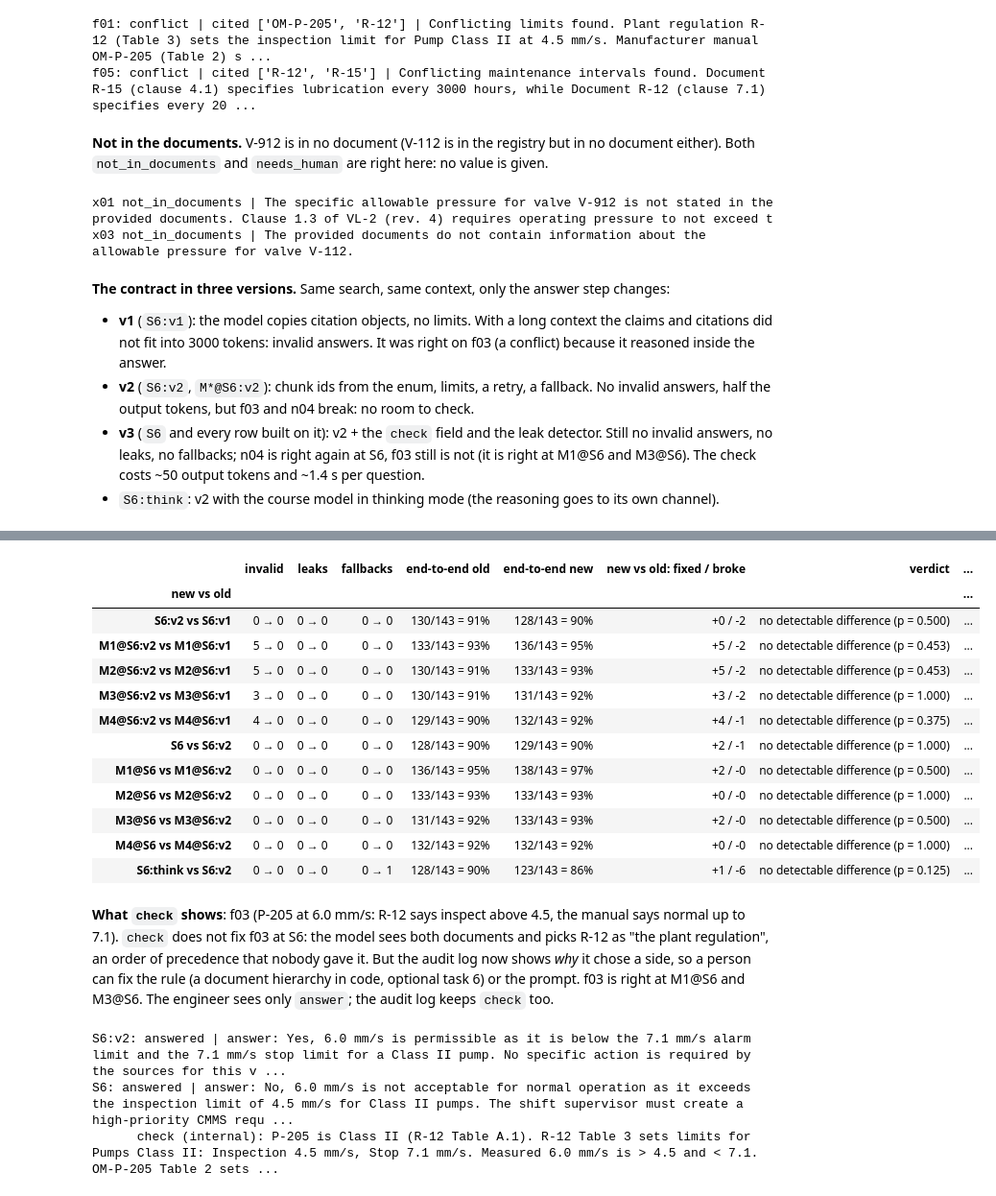
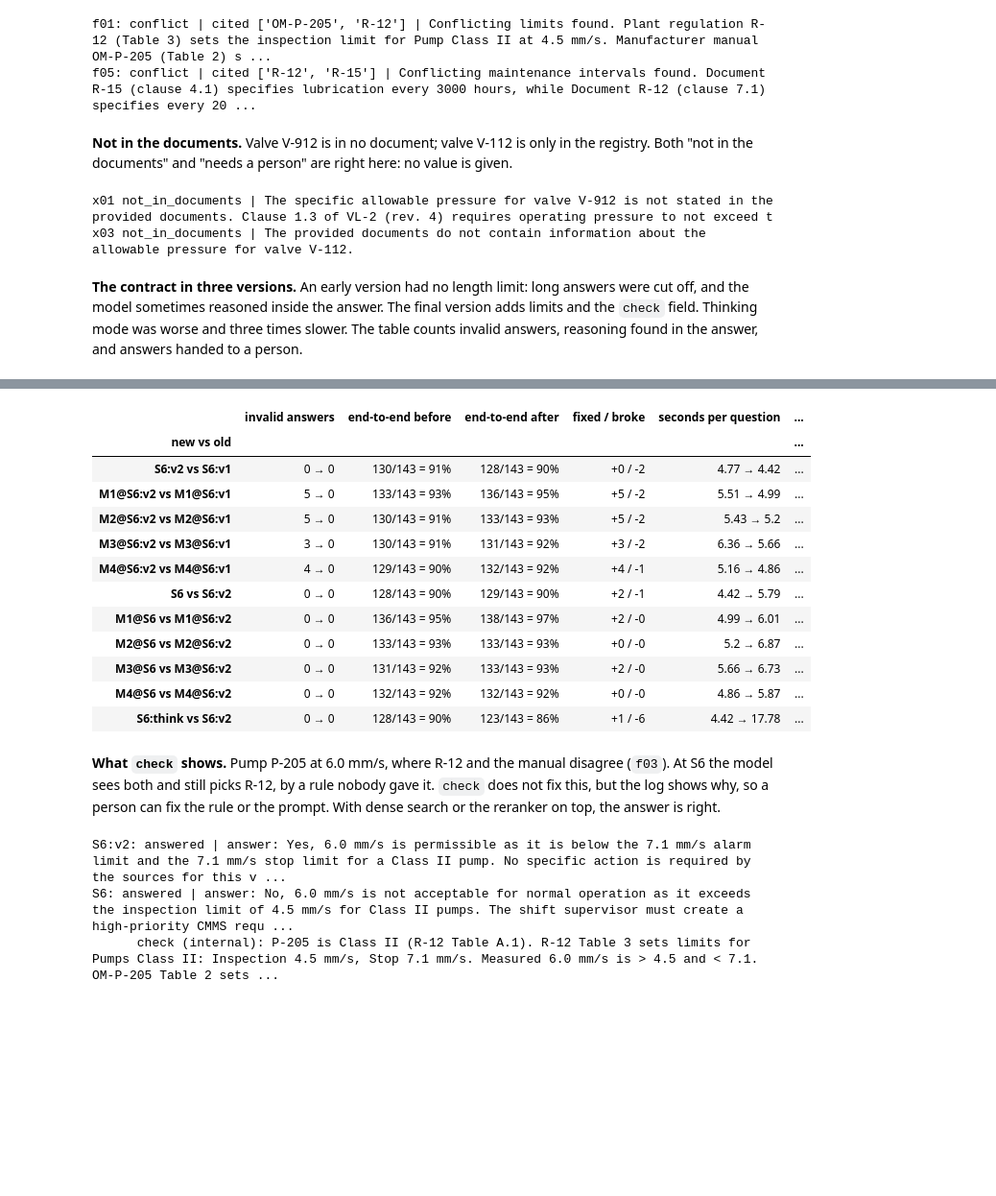
Before and after one commit to Industrial-AI-Research-Lab/course-ml-for-industry-data, a Jupyter notebook: practice-04-rag/reference/practice_04_executed.ipynb, the cells around one changed output, grey strips where cells are left out. Shown at 96% size. Saved outputs shown, nothing was run; the diff lists cells and outputs as text; code cells hidden in the pictures; blank space fills up the shorter version.

```diff
--- a/practice-04-rag/reference/practice_04_executed.ipynb
+++ b/practice-04-rag/reference/practice_04_executed.ipynb
@@ -831,8 +790,8 @@ for cid in ("f01", "f05"):
 f01: conflict | cited ['OM-P-205', 'R-12'] | Conflicting limits found. Plant regulation R-12 (Table 3) sets the inspection limit for Pump Class II at 4.5 mm/s. Manufacturer manual OM-P-205 (Table 2) s ...
 f05: conflict | cited ['R-12', 'R-15'] | Conflicting maintenance intervals found. Document R-15 (clause 4.1) specifies lubrication every 3000 hours, while Document R-12 (clause 7.1) specifies every 20 ...
 # %% [markdown]
-**Not in the documents.** V-912 is in no document (V-112 is in the registry but in no document either). Both
-`not_in_documents` and `needs_human` are right here: no value is given.
+**Not in the documents.** Valve V-912 is in no document; valve V-112 is only in the registry. Both "not in the
+documents" and "needs a person" are right here: no value is given.
 # %%
 for cid in ("x01", "x03"):
     rec = system_live.run_case(case_by_id[cid], CONFIGS["S6"])
@@ -840,24 +799,19 @@ for cid in ("x01", "x03"):
 # %% [output]
 x01 not_in_documents | The specific allowable pressure for valve V-912 is not stated in the provided documents. Clause 1.3 of VL-2 (rev. 4) requires operating pressure to not exceed t
 x03 not_in_documents | The provided documents do not contain information about the allowable pressure for valve V-112.
-# %% [markdown]
-**The contract in three versions.** Same search, same context, only the answer step changes:
-
-- **v1** (`S6:v1`): the model copies citation objects, no limits. With a long context the claims and citations did
-  not fit into 3000 tokens: invalid answers. It was right on f03 (a conflict) because it reasoned inside the answer.
-- **v2** (`S6:v2`, `M*@S6:v2`): chunk ids from the enum, limits, a retry, a fallback. No invalid answers, half the output
-  tokens, but f03 and n04 break: no room to check.
-- **v3** (`S6` and every row built on it): v2 + the `check` field and the leak detector. Still no invalid
-  answers, no leaks, no fallbacks; n04 is right again at S6, f03 still is not (it is right at M1@S6 and M3@S6). The
-  check costs ~50 output tokens and ~1.4 s per question.
-- `S6:think`: v2 with the course model in thinking mode (the reasoning goes to its own channel).
+# %% [markdown]
+**The contract in three versions.** An early version had no length limit: long answers were cut off, and the
+model sometimes reasoned inside the answer. The final version adds limits and the `check` field. Thinking mode was
+worse and three times slower. The table counts invalid answers, reasoning found in the answer, and answers handed
+to a person.
 # %%
 for name in ("S6:v1", "S6:v2", "S6:think"):
     if name not in scores:
         run(name)
 pairs = {"S6:v2": "S6:v1", "S6": "S6:v2", "S6:think": "S6:v2"}
 ba = reval.ablation({k: scores[k] for k in ("S6:v1", "S6:v2", "S6", "S6:think")}, pairs)
-display(ba[["config", "vs", "end-to-end", "e2e: fixed / broke", "e2e verdict", "false refusals", "wrong or invented",
-            "invalid", "leaks", "fallbacks"]].fillna(""))
-pd.read_csv(REFERENCE_DIR / "contract_before_after.csv", index_col="new vs old")
+display(show(ba, ["config", "vs", "end-to-end", "e2e: fixed / broke", "e2e verdict", "false refusals",
+                  "wrong or invented", "invalid", "leaks", "fallbacks"]))
+show(pd.read_csv(REFERENCE_DIR / "contract_before_after.csv", index_col="new vs old"),
+     ["invalid", "end-to-end old", "end-to-end new", "new vs old: fixed / broke", "s / q", "tokens out / q"])
 # %% [output]
@@ -865,26 +819,24 @@ pd.read_csv(REFERENCE_DIR / "contract_before_after.csv", index_col="new vs old")
 | 0 | S6:v1 |  | 130/143 = 91% [85%–95%] |  |  | 12/123 = 10% (1 needs a person) | 1 | ... |
 | 1 | S6:v2 | S6:v1 | 128/143 = 90% [83%–94%] | +0 / -2 | no detectable difference (p = 0.500) | 12/123 = 10% (1 needs a person) | 3 (1 invented) | ... |
 | 2 | S6 | S6:v2 | 129/143 = 90% [84%–94%] | +2 / -1 | no detectable difference (p = 1.000) | 11/123 = 9% | 3 | ... |
 | 3 | S6:think | S6:v2 | 123/143 = 86% [79%–91%] | +1 / -6 | no detectable difference (p = 0.125) | 14/123 = 11% (3 needs a person) | 6 (1 invented) | ... |
-|  | invalid | leaks | fallbacks | end-to-end old | end-to-end new | new vs old: fixed / broke | verdict | ... |
-| new vs old |  |  |  |  |  |  |  | ... |
-| S6:v2 vs S6:v1 | 0 → 0 | 0 → 0 | 0 → 0 | 130/143 = 91% | 128/143 = 90% | +0 / -2 | no detectable difference (p = 0.500) | ... |
-| M1@S6:v2 vs M1@S6:v1 | 5 → 0 | 0 → 0 | 0 → 0 | 133/143 = 93% | 136/143 = 95% | +5 / -2 | no detectable difference (p = 0.453) | ... |
-| M2@S6:v2 vs M2@S6:v1 | 5 → 0 | 0 → 0 | 0 → 0 | 130/143 = 91% | 133/143 = 93% | +5 / -2 | no detectable difference (p = 0.453) | ... |
-| M3@S6:v2 vs M3@S6:v1 | 3 → 0 | 0 → 0 | 0 → 0 | 130/143 = 91% | 131/143 = 92% | +3 / -2 | no detectable difference (p = 1.000) | ... |
-| M4@S6:v2 vs M4@S6:v1 | 4 → 0 | 0 → 0 | 0 → 0 | 129/143 = 90% | 132/143 = 92% | +4 / -1 | no detectable difference (p = 0.375) | ... |
-| S6 vs S6:v2 | 0 → 0 | 0 → 0 | 0 → 0 | 128/143 = 90% | 129/143 = 90% | +2 / -1 | no detectable difference (p = 1.000) | ... |
-| M1@S6 vs M1@S6:v2 | 0 → 0 | 0 → 0 | 0 → 0 | 136/143 = 95% | 138/143 = 97% | +2 / -0 | no detectable difference (p = 0.500) | ... |
-| M2@S6 vs M2@S6:v2 | 0 → 0 | 0 → 0 | 0 → 0 | 133/143 = 93% | 133/143 = 93% | +0 / -0 | no detectable difference (p = 1.000) | ... |
-| M3@S6 vs M3@S6:v2 | 0 → 0 | 0 → 0 | 0 → 0 | 131/143 = 92% | 133/143 = 93% | +2 / -0 | no detectable difference (p = 0.500) | ... |
-| M4@S6 vs M4@S6:v2 | 0 → 0 | 0 → 0 | 0 → 0 | 132/143 = 92% | 132/143 = 92% | +0 / -0 | no detectable difference (p = 1.000) | ... |
-| S6:think vs S6:v2 | 0 → 0 | 0 → 0 | 0 → 1 | 128/143 = 90% | 123/143 = 86% | +1 / -6 | no detectable difference (p = 0.125) | ... |
+|  | invalid answers | end-to-end before | end-to-end after | fixed / broke | seconds per question | ... |
+| new vs old |  |  |  |  |  | ... |
+| S6:v2 vs S6:v1 | 0 → 0 | 130/143 = 91% | 128/143 = 90% | +0 / -2 | 4.77 → 4.42 | ... |
+| M1@S6:v2 vs M1@S6:v1 | 5 → 0 | 133/143 = 93% | 136/143 = 95% | +5 / -2 | 5.51 → 4.99 | ... |
+| M2@S6:v2 vs M2@S6:v1 | 5 → 0 | 130/143 = 91% | 133/143 = 93% | +5 / -2 | 5.43 → 5.2 | ... |
+| M3@S6:v2 vs M3@S6:v1 | 3 → 0 | 130/143 = 91% | 131/143 = 92% | +3 / -2 | 6.36 → 5.66 | ... |
+| M4@S6:v2 vs M4@S6:v1 | 4 → 0 | 129/143 = 90% | 132/143 = 92% | +4 / -1 | 5.16 → 4.86 | ... |
+| S6 vs S6:v2 | 0 → 0 | 128/143 = 90% | 129/143 = 90% | +2 / -1 | 4.42 → 5.79 | ... |
+| M1@S6 vs M1@S6:v2 | 0 → 0 | 136/143 = 95% | 138/143 = 97% | +2 / -0 | 4.99 → 6.01 | ... |
+| M2@S6 vs M2@S6:v2 | 0 → 0 | 133/143 = 93% | 133/143 = 93% | +0 / -0 | 5.2 → 6.87 | ... |
+| M3@S6 vs M3@S6:v2 | 0 → 0 | 131/143 = 92% | 133/143 = 93% | +2 / -0 | 5.66 → 6.73 | ... |
+| M4@S6 vs M4@S6:v2 | 0 → 0 | 132/143 = 92% | 132/143 = 92% | +0 / -0 | 4.86 → 5.87 | ... |
+| S6:think vs S6:v2 | 0 → 0 | 128/143 = 90% | 123/143 = 86% | +1 / -6 | 4.42 → 17.78 | ... |
 # %% [markdown]
-**What `check` shows**: f03 (P-205 at 6.0 mm/s: R-12 says inspect above 4.5, the manual says normal up to 7.1).
-`check` does not fix f03 at S6: the model sees both documents and picks R-12 as "the plant regulation", an order of
-precedence that nobody gave it. But the audit log now shows *why* it chose a side, so a person can fix the rule (a
-document hierarchy in code, optional task 6) or the prompt. f03 is right at M1@S6 and M3@S6. The engineer sees only
-`answer`; the audit log keeps `check` too.
+**What `check` shows.** Pump P-205 at 6.0 mm/s, where R-12 and the manual disagree (`f03`). At S6 the model sees
+both and still picks R-12, by a rule nobody gave it. `check` does not fix this, but the log shows why, so a person
+can fix the rule or the prompt. With dense search or the reranker on top, the answer is right.
 # %%
 f03 = case_by_id["f03"]
 for name in ("S6:v2", "S6"):
```
Also changed, not shown: parts of 73 cells of this notebook, 4 other files.
